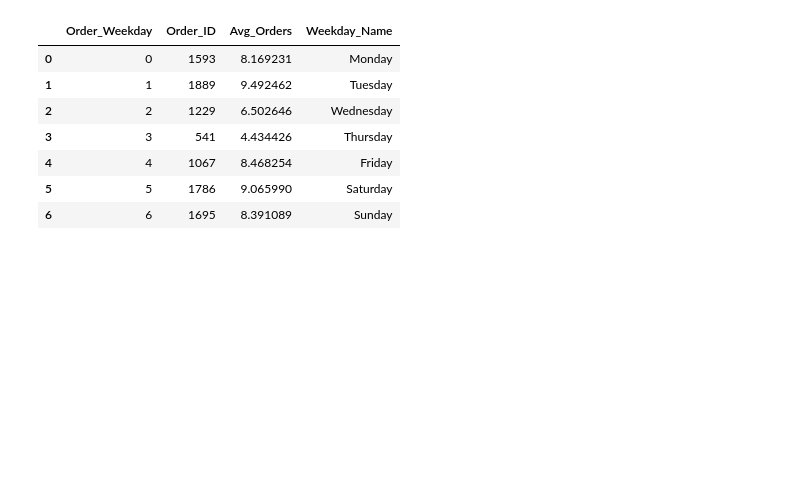
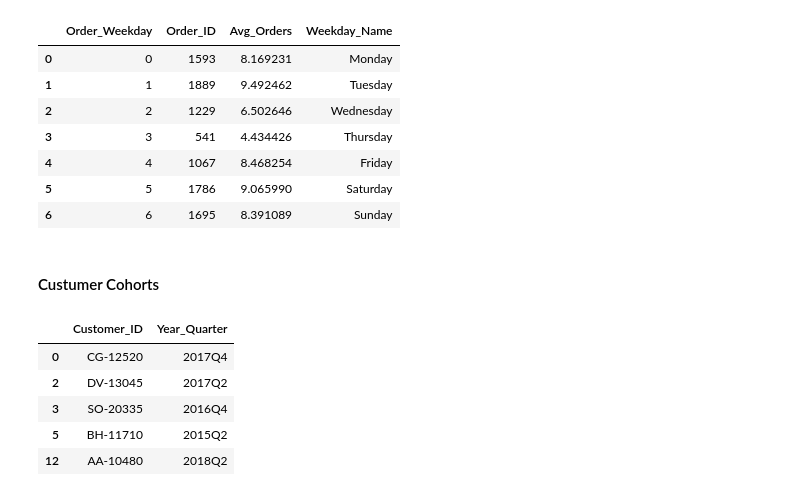
Before and after one commit to paulinassss/SalesForecasting, a Jupyter notebook: dataanalysis.ipynb, the cells around one changed output. Drawn from its saved outputs; the diff is of its cells as text; code cells hidden in the pictures; blank space fills up the shorter version.

```diff
--- a/dataanalysis.ipynb
+++ b/dataanalysis.ipynb
@@ -701,3 +701,21 @@ weekday_orders
 | 4 | 4 | 1067 | 8.468254 | Friday |
 | 5 | 5 | 1786 | 9.065990 | Saturday |
 | 6 | 6 | 1695 | 8.391089 | Sunday |
+# %% [markdown]
+#### Custumer Cohorts
+# %%
+candata = (sales[['Customer_ID', 'Order_Date']]
+    .drop_duplicates()
+    .assign(Year_Quarter=sales.Order_Date.dt.to_period(freq='Q'))
+    .drop('Order_Date', axis=1)
+    .drop_duplicates()
+)
+
+candata.head()
+# %% [output]
+|  | Customer_ID | Year_Quarter |
+| 0 | CG-12520 | 2017Q4 |
+| 2 | DV-13045 | 2017Q2 |
+| 3 | SO-20335 | 2016Q4 |
+| 5 | BH-11710 | 2015Q2 |
+| 12 | AA-10480 | 2018Q2 |
```
Also changed, not shown: parts of 5 cells of this notebook, 2 other files.
